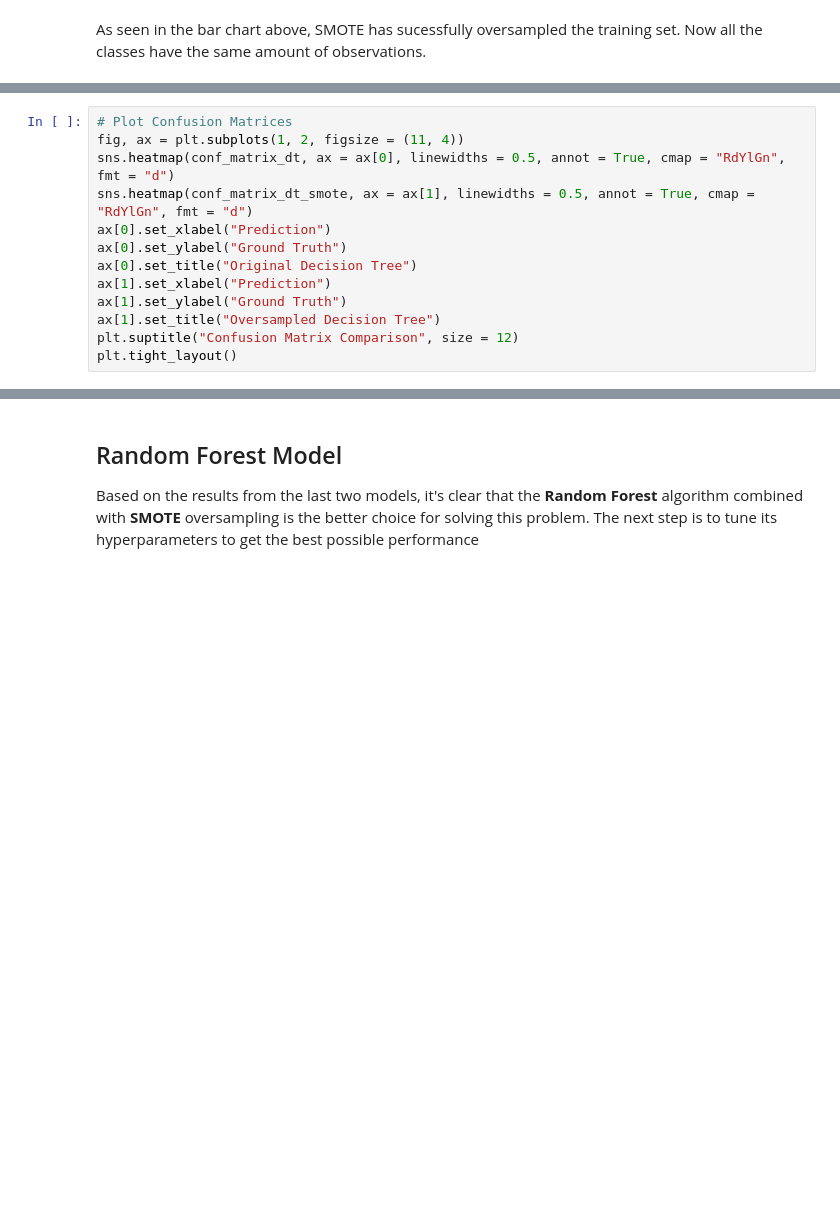
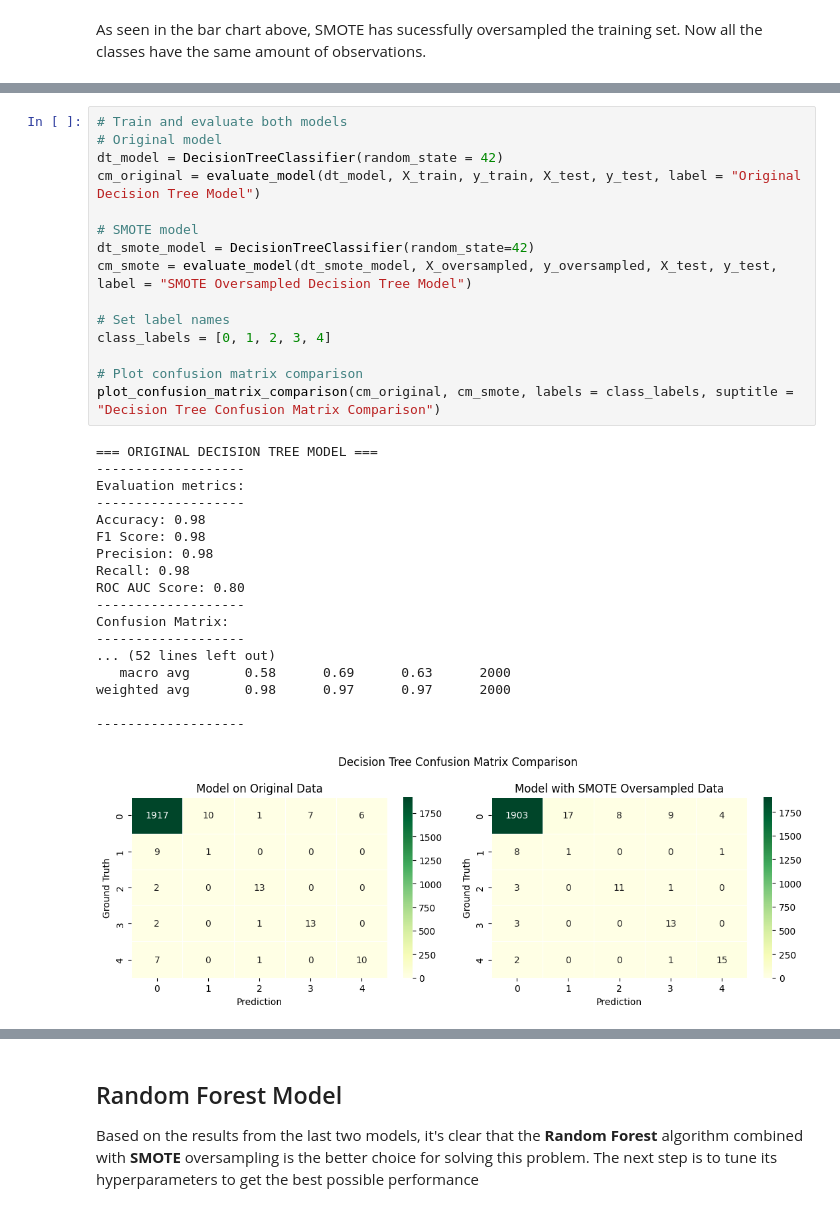
Before and after one commit to herrerovir/Predictive-maintenance-industrial-machinery, a Jupyter notebook: notebooks/Predictive-maintenance-of-industrial-machinery.ipynb, the cells around one changed output, grey strips where cells are left out. Saved outputs shown, nothing was run; the diff lists cells and outputs as text; blank space fills up the shorter version.

```diff
--- a/notebooks/Predictive-maintenance-of-industrial-machinery.ipynb
+++ b/notebooks/Predictive-maintenance-of-industrial-machinery.ipynb
@@ -898,13 +714,0 @@ It is now time to compare both decision trees and evaluate their performance to
-# %%
-# Plot Confusion Matrices
-fig, ax = plt.subplots(1, 2, figsize = (11, 4))
-sns.heatmap(conf_matrix_dt, ax = ax[0], linewidths = 0.5, annot = True, cmap = "RdYlGn", fmt = "d")
-sns.heatmap(conf_matrix_dt_smote, ax = ax[1], linewidths = 0.5, annot = True, cmap = "RdYlGn", fmt = "d")
-ax[0].set_xlabel("Prediction")
-ax[0].set_ylabel("Ground Truth")
-ax[0].set_title("Original Decision Tree")
-ax[1].set_xlabel("Prediction")
-ax[1].set_ylabel("Ground Truth")
-ax[1].set_title("Oversampled Decision Tree")
-plt.suptitle("Confusion Matrix Comparison", size = 12)
-plt.tight_layout()
@@ -912,0 +823,34 @@ plt.tight_layout()
+# %%
+# Train and evaluate both models
+# Original model
+dt_model = DecisionTreeClassifier(random_state = 42)
+cm_original = evaluate_model(dt_model, X_train, y_train, X_test, y_test, label = "Original Decision Tree Model")
+
+# SMOTE model
+dt_smote_model = DecisionTreeClassifier(random_state=42)
+cm_smote = evaluate_model(dt_smote_model, X_oversampled, y_oversampled, X_test, y_test, label = "SMOTE Oversampled Decision Tree Model")
+
+# Set label names
+class_labels = [0, 1, 2, 3, 4]
+
+# Plot confusion matrix comparison
+plot_confusion_matrix_comparison(cm_original, cm_smote, labels = class_labels, suptitle = "Decision Tree Confusion Matrix Comparison")
+# %% [output]
+=== ORIGINAL DECISION TREE MODEL ===
+-------------------
+Evaluation metrics:
+-------------------
+Accuracy: 0.98
+F1 Score: 0.98
+Precision: 0.98
+Recall: 0.98
+ROC AUC Score: 0.80
+-------------------
+Confusion Matrix:
+-------------------
+... (52 lines left out)
+   macro avg       0.58      0.69      0.63      2000
+weighted avg       0.98      0.97      0.97      2000
+
+-------------------
+[figure, added]
```
Also changed, not shown: parts of 80 cells of this notebook.
